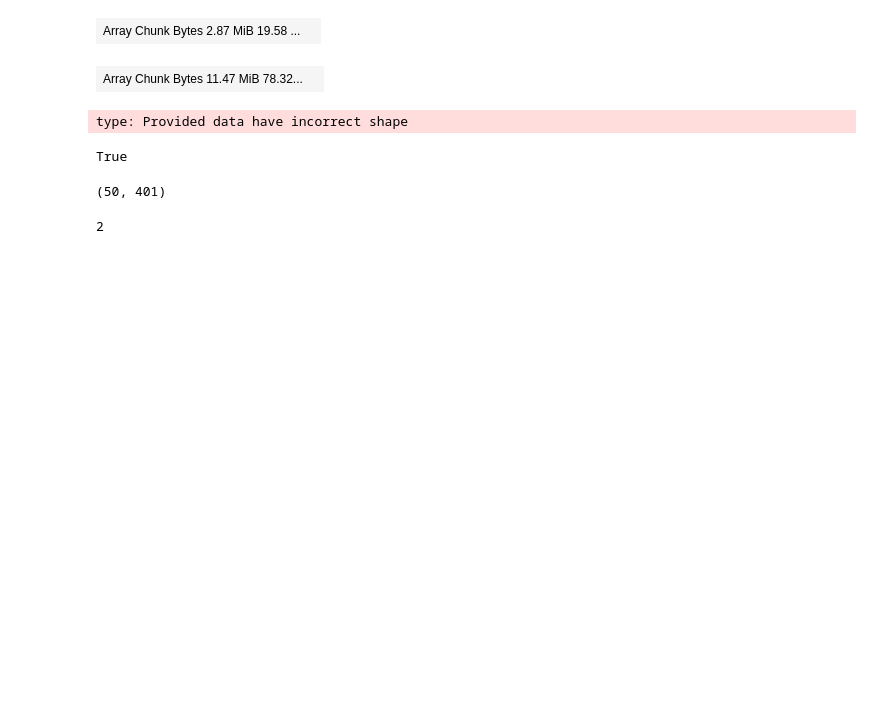
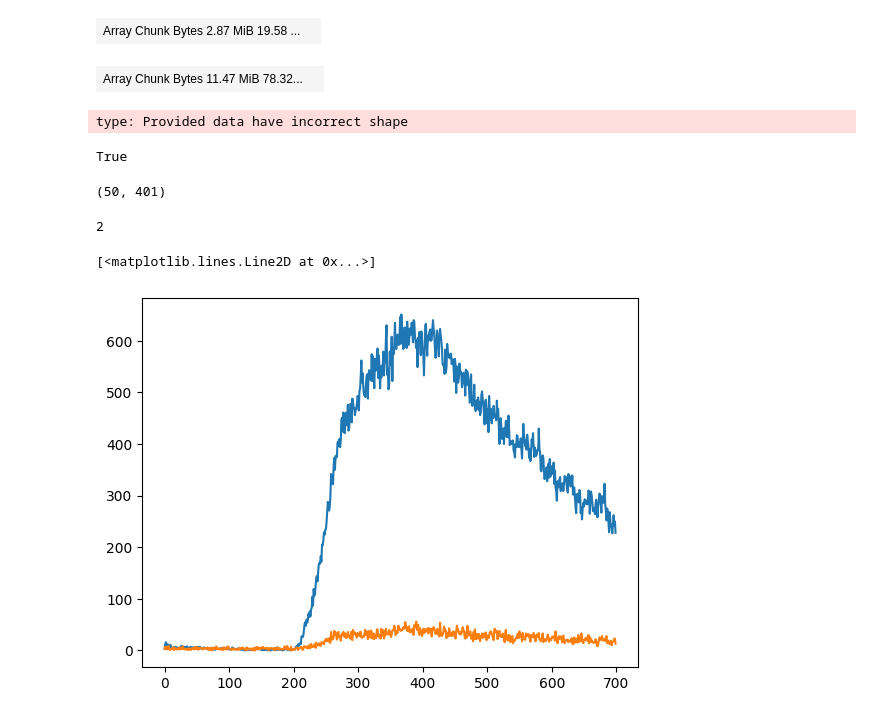
Before and after one commit to ximeg/tirf_toolkit, a Jupyter notebook: debug.ipynb, the cells around one changed output. Saved outputs shown, nothing was run; the diff lists cells and outputs as text; code cells hidden in the pictures; blank space fills up the shorter version.

```diff
--- a/debug.ipynb
+++ b/debug.ipynb
@@ -156,3 +156,16 @@ d = pd.DataFrame.from_dict(dict())
 d.ndim
 # %% [output]
 2
+# %%
+import pandas as pd
+import matplotlib.pyplot as plt
+%matplotlib inline
+
+f = r"D:\2023-06 injection test data\test_070_N_particles.csv"
+df = pd.read_csv(f)
+# %%
+plt.plot(df["Cy3"])
+plt.plot(df["Cy5"])
+# %% [output]
+[<matplotlib.lines.Line2D at 0x...>]
+[figure, added]
```
Also changed, not shown: 2 other files.
